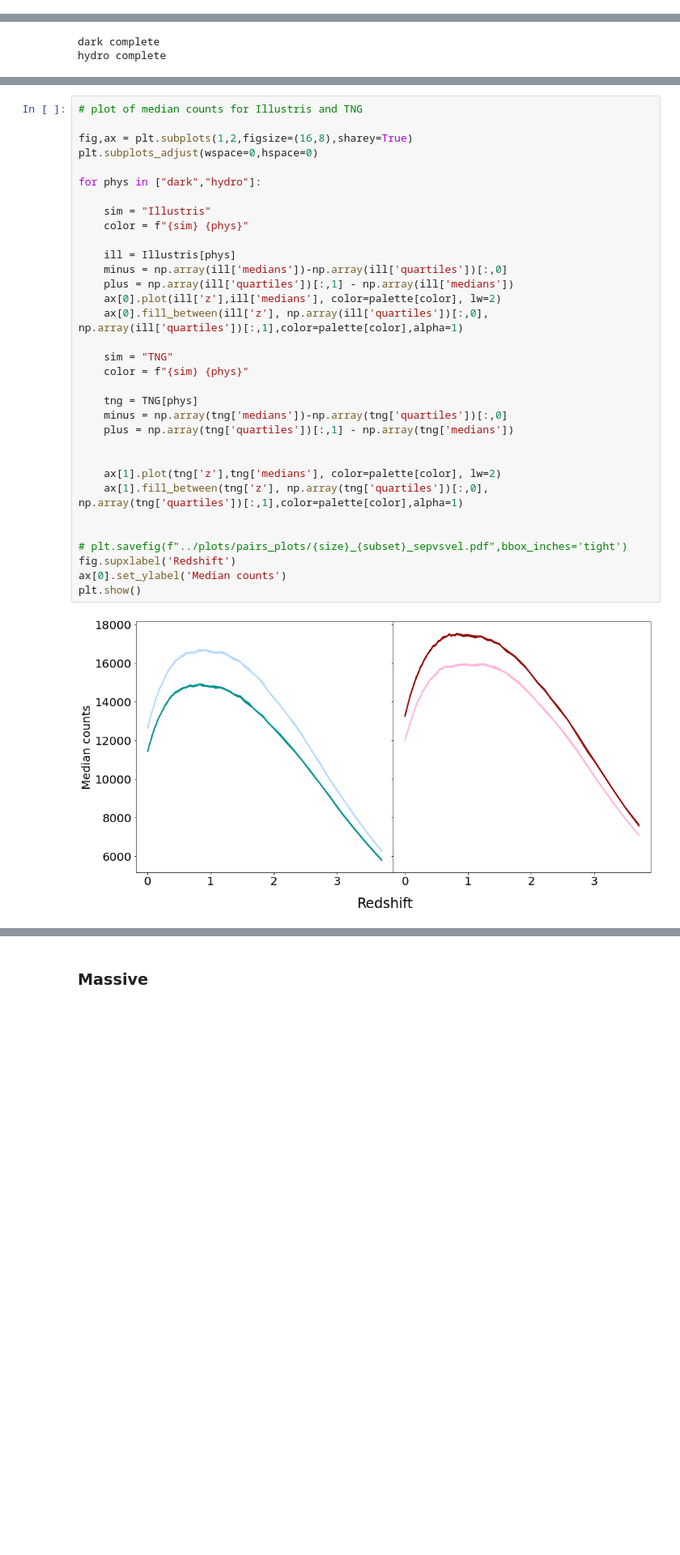
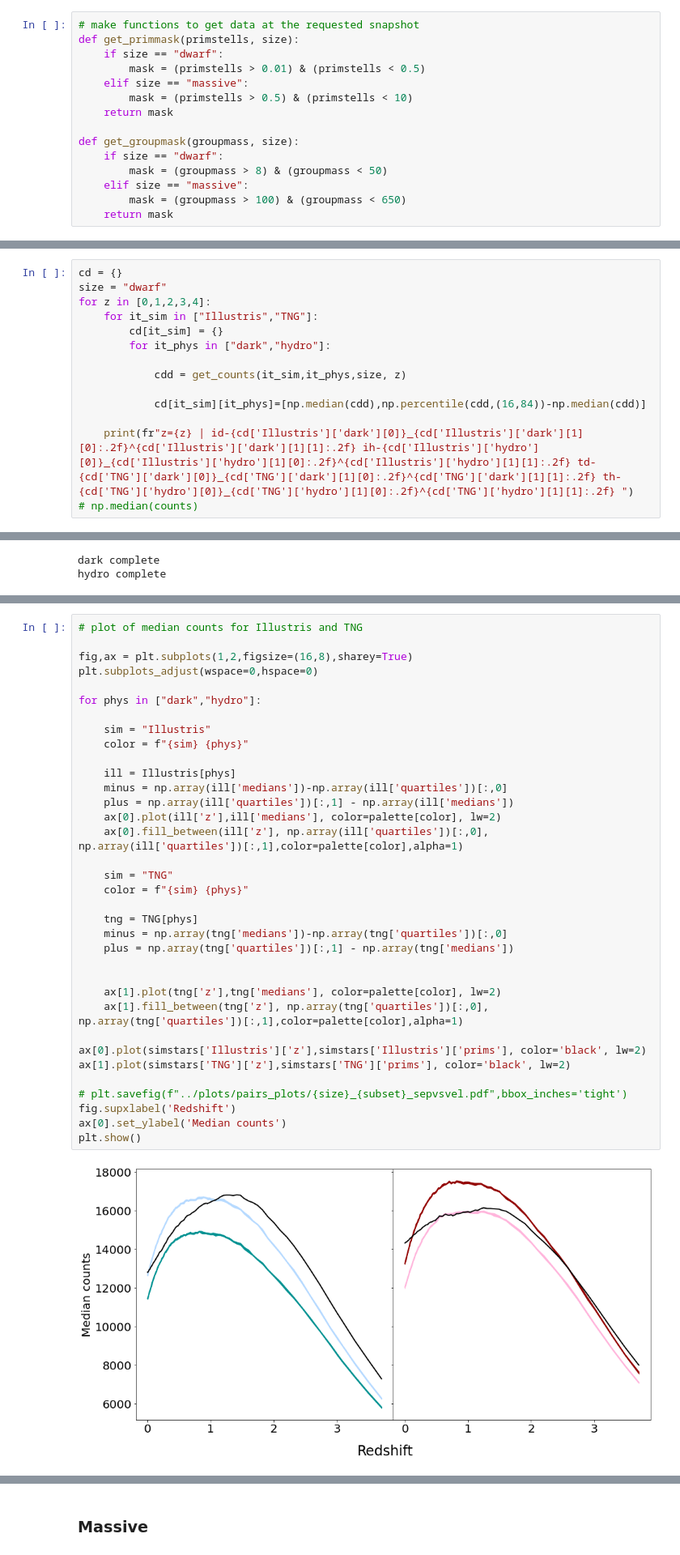
Before and after one commit to katiechambe/pears, a Jupyter notebook: notebooks/pairs_plots.ipynb, the cells around one changed output, grey strips where cells are left out. Shown at 81% size. Saved outputs shown, nothing was run; the diff lists cells and outputs as text; blank space fills up the shorter version.

```diff
--- a/notebooks/pairs_plots.ipynb
+++ b/notebooks/pairs_plots.ipynb
@@ -38,0 +36,15 @@ zs = {"z":np.array([0,1,2,3,4]), "zill":np.array([135,85,68,60,56]), "ztng":np.a
+# %%
+# make functions to get data at the requested snapshot
+def get_primmask(primstells, size):
+    if size == "dwarf":
+        mask = (primstells > 0.01) & (primstells < 0.5)
+    elif size == "massive":
+        mask = (primstells > 0.5) & (primstells < 10)
+    return mask
+
+def get_groupmask(groupmass, size):
+    if size == "dwarf":
+        mask = (groupmass > 8) & (groupmass < 50)
+    elif size == "massive":
+        mask = (groupmass > 100) & (groupmass < 650)
+    return mask
@@ -44,0 +560,14 @@ Counts of primaries and pairs as a function of time (tertiaries?)
+# %%
+cd = {}
+size = "dwarf"
+for z in [0,1,2,3,4]:
+    for it_sim in ["Illustris","TNG"]:
+        cd[it_sim] = {}
+        for it_phys in ["dark","hydro"]:
+
+            cdd = get_counts(it_sim,it_phys,size, z)
+
+            cd[it_sim][it_phys]=[np.median(cdd),np.percentile(cdd,(16,84))-np.median(cdd)]
+
+    print(fr"z={z} | id-{cd['Illustris']['dark'][0]}_{cd['Illustris']['dark'][1][0]:.2f}^{cd['Illustris']['dark'][1][1]:.2f} ih-{cd['Illustris']['hydro'][0]}_{cd['Illustris']['hydro'][1][0]:.2f}^{cd['Illustris']['hydro'][1][1]:.2f} td-{cd['TNG']['dark'][0]}_{cd['TNG']['dark'][1][0]:.2f}^{cd['TNG']['dark'][1][1]:.2f} th-{cd['TNG']['hydro'][0]}_{cd['TNG']['hydro'][1][0]:.2f}^{cd['TNG']['hydro'][1][1]:.2f} ")
+# np.median(counts)
@@ -216,31 +842,33 @@ fig,ax = plt.subplots(1,2,figsize=(16,8),sharey=True)
 plt.subplots_adjust(wspace=0,hspace=0)
 
 for phys in ["dark","hydro"]:
 
     sim = "Illustris"
     color = f"{sim} {phys}"
 
     ill = Illustris[phys]
     minus = np.array(ill['medians'])-np.array(ill['quartiles'])[:,0]
     plus = np.array(ill['quartiles'])[:,1] - np.array(ill['medians'])
     ax[0].plot(ill['z'],ill['medians'], color=palette[color], lw=2)
     ax[0].fill_between(ill['z'], np.array(ill['quartiles'])[:,0], np.array(ill['quartiles'])[:,1],color=palette[color],alpha=1)
 
     sim = "TNG"
     color = f"{sim} {phys}"
 
     tng = TNG[phys]
     minus = np.array(tng['medians'])-np.array(tng['quartiles'])[:,0]
     plus = np.array(tng['quartiles'])[:,1] - np.array(tng['medians'])
 
 
     ax[1].plot(tng['z'],tng['medians'], color=palette[color], lw=2)
     ax[1].fill_between(tng['z'], np.array(tng['quartiles'])[:,0], np.array(tng['quartiles'])[:,1],color=palette[color],alpha=1)
 
+ax[0].plot(simstars['Illustris']['z'],simstars['Illustris']['prims'], color='black', lw=2)
+ax[1].plot(simstars['TNG']['z'],simstars['TNG']['prims'], color='black', lw=2)
 
 # plt.savefig(f"../plots/pairs_plots/{size}_{subset}_sepvsvel.pdf",bbox_inches='tight')
 fig.supxlabel('Redshift')
 ax[0].set_ylabel('Median counts')
 plt.show()
 # %% [output]
-[figure, old version]
+[figure, new version]
```
Also changed, not shown: parts of 112 cells of this notebook, 7 other files.
